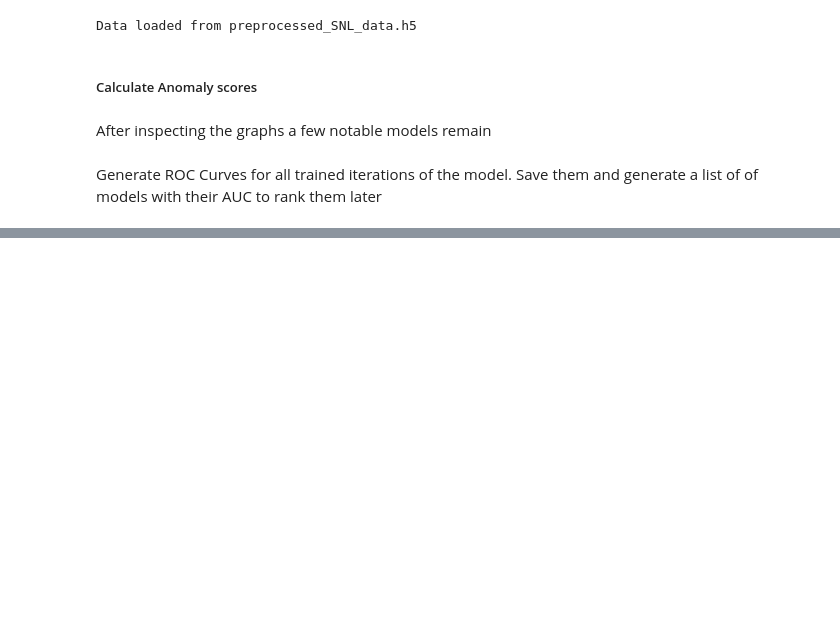
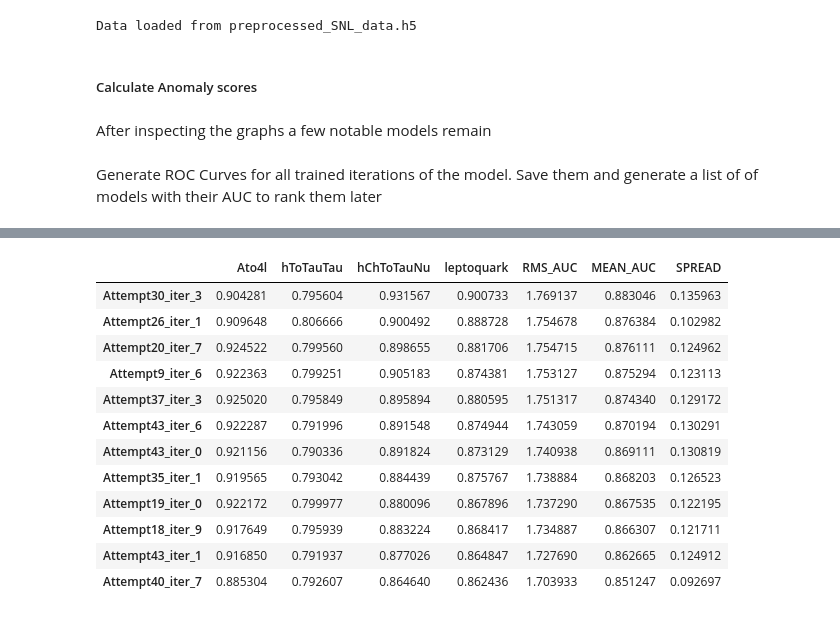
Before and after one commit to jnamador/vae_fs, a Jupyter notebook: models/gan1_analysis.ipynb, the cells around one changed output, grey strips where cells are left out. Cells and saved outputs as stored; diff of their text form; code cells hidden in the pictures; blank space fills up the shorter version.

```diff
--- a/models/gan1_analysis.ipynb
+++ b/models/gan1_analysis.ipynb
@@ -253,0 +324,17 @@ for att_n in range(6,17): # Splitting everythingup
+# %%
+all_results = all_results.sort_values(by="MEAN_AUC", ascending = False)
+all_results
+# %% [output]
+|  | Ato4l | hToTauTau | hChToTauNu | leptoquark | RMS_AUC | MEAN_AUC | SPREAD |
+| Attempt30_iter_3 | 0.904281 | 0.795604 | 0.931567 | 0.900733 | 1.769137 | 0.883046 | 0.135963 |
+| Attempt26_iter_1 | 0.909648 | 0.806666 | 0.900492 | 0.888728 | 1.754678 | 0.876384 | 0.102982 |
+| Attempt20_iter_7 | 0.924522 | 0.799560 | 0.898655 | 0.881706 | 1.754715 | 0.876111 | 0.124962 |
+| Attempt9_iter_6 | 0.922363 | 0.799251 | 0.905183 | 0.874381 | 1.753127 | 0.875294 | 0.123113 |
+| Attempt37_iter_3 | 0.925020 | 0.795849 | 0.895894 | 0.880595 | 1.751317 | 0.874340 | 0.129172 |
+| Attempt43_iter_6 | 0.922287 | 0.791996 | 0.891548 | 0.874944 | 1.743059 | 0.870194 | 0.130291 |
+| Attempt43_iter_0 | 0.921156 | 0.790336 | 0.891824 | 0.873129 | 1.740938 | 0.869111 | 0.130819 |
+| Attempt35_iter_1 | 0.919565 | 0.793042 | 0.884439 | 0.875767 | 1.738884 | 0.868203 | 0.126523 |
+| Attempt19_iter_0 | 0.922172 | 0.799977 | 0.880096 | 0.867896 | 1.737290 | 0.867535 | 0.122195 |
+| Attempt18_iter_9 | 0.917649 | 0.795939 | 0.883224 | 0.868417 | 1.734887 | 0.866307 | 0.121711 |
+| Attempt43_iter_1 | 0.916850 | 0.791937 | 0.877026 | 0.864847 | 1.727690 | 0.862665 | 0.124912 |
+| Attempt40_iter_7 | 0.885304 | 0.792607 | 0.864640 | 0.862436 | 1.703933 | 0.851247 | 0.092697 |
```
Also changed, not shown: parts of 11 cells of this notebook.
